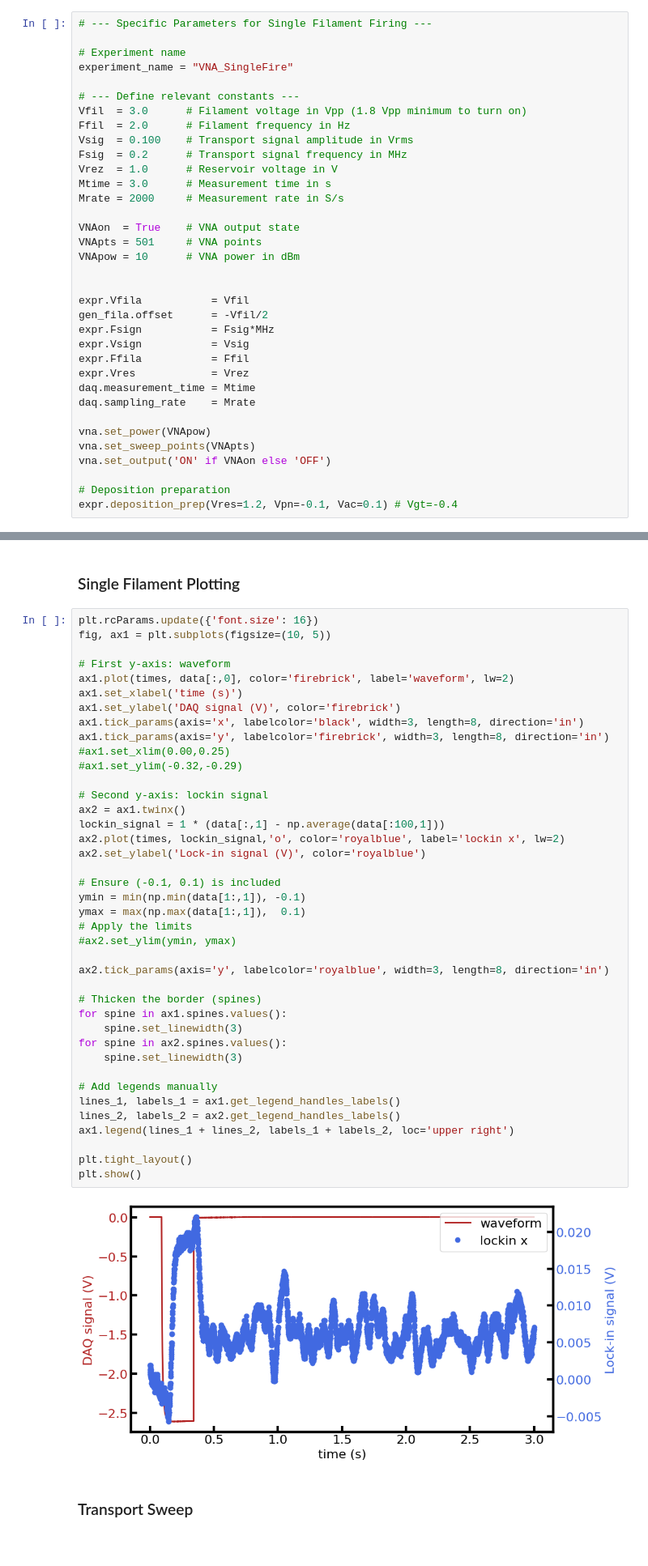
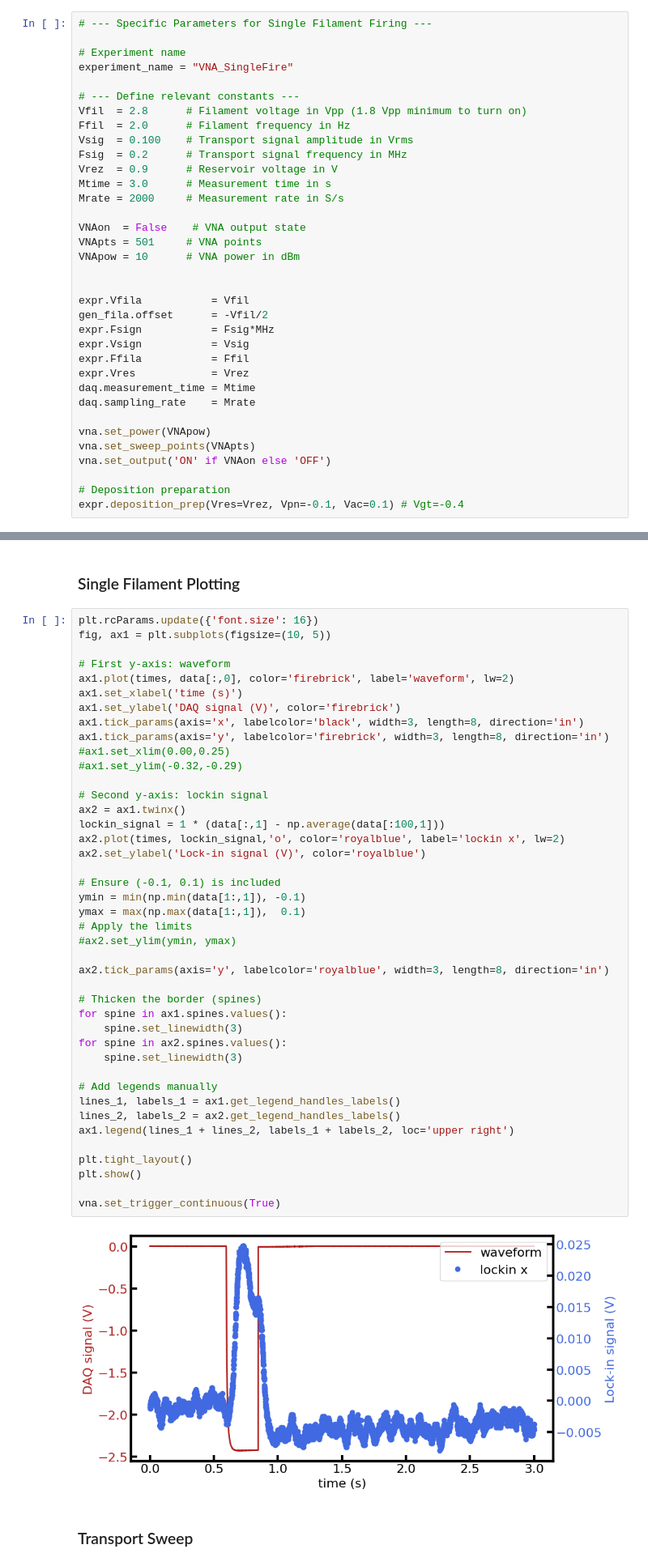
Before and after one commit to AJSchleusner/Experiment-3, a Jupyter notebook: acquisition_v3.ipynb, the cells around one changed output, grey strips where cells are left out. Shown at 81% size. Cells and saved outputs as stored; diff of their text form.

```diff
--- a/acquisition_v3.ipynb
+++ b/acquisition_v3.ipynb
@@ -296,15 +297,15 @@ datasaver = DataSaver()
 experiment_name = "VNA_SingleFire"
 
 # --- Define relevant constants ---
-Vfil  = 3.0      # Filament voltage in Vpp (1.8 Vpp minimum to turn on)
+Vfil  = 2.8      # Filament voltage in Vpp (1.8 Vpp minimum to turn on)
 Ffil  = 2.0      # Filament frequency in Hz
 Vsig  = 0.100    # Transport signal amplitude in Vrms
 Fsig  = 0.2      # Transport signal frequency in MHz
-Vrez  = 1.0      # Reservoir voltage in V
+Vrez  = 0.9      # Reservoir voltage in V
 Mtime = 3.0      # Measurement time in s
 Mrate = 2000     # Measurement rate in S/s
 
-VNAon  = True    # VNA output state
+VNAon  = False    # VNA output state
 VNApts = 501     # VNA points
 VNApow = 10      # VNA power in dBm
 
@@ -323,7 +324,7 @@ vna.set_sweep_points(VNApts)
 vna.set_output('ON' if VNAon else 'OFF')
 
 # Deposition preparation
-expr.deposition_prep(Vres=1.2, Vpn=-0.1, Vac=0.1) # Vgt=-0.4
+expr.deposition_prep(Vres=Vrez, Vpn=-0.1, Vac=0.1) # Vgt=-0.4
 # %%
 # --- Single Filament Firing with VNA Logging ---
 
@@ -368,34 +370,36 @@ ax1.tick_params(axis='y', labelcolor='firebrick', width=3, length=8, direction='
 #ax1.set_ylim(-0.32,-0.29)
 
 # Second y-axis: lockin signal
 ax2 = ax1.twinx()
 lockin_signal = 1 * (data[:,1] - np.average(data[:100,1]))
 ax2.plot(times, lockin_signal,'o', color='royalblue', label='lockin x', lw=2)
 ax2.set_ylabel('Lock-in signal (V)', color='royalblue')
 
 # Ensure (-0.1, 0.1) is included
 ymin = min(np.min(data[1:,1]), -0.1)
 ymax = max(np.max(data[1:,1]),  0.1)
 # Apply the limits
 #ax2.set_ylim(ymin, ymax)
 
 ax2.tick_params(axis='y', labelcolor='royalblue', width=3, length=8, direction='in')
 
 # Thicken the border (spines)
 for spine in ax1.spines.values():
     spine.set_linewidth(3)
 for spine in ax2.spines.values():
     spine.set_linewidth(3)
 
 # Add legends manually
 lines_1, labels_1 = ax1.get_legend_handles_labels()
 lines_2, labels_2 = ax2.get_legend_handles_labels()
 ax1.legend(lines_1 + lines_2, labels_1 + labels_2, loc='upper right')
 
 plt.tight_layout()
 plt.show()
+
+vna.set_trigger_continuous(True)
 # %% [output]
-[figure, old version]
+[figure, new version]
 # %% [markdown]
 ### Transport Sweep
 # %%
```
Also changed, not shown: parts of 24 cells of this notebook, 3 other files.
